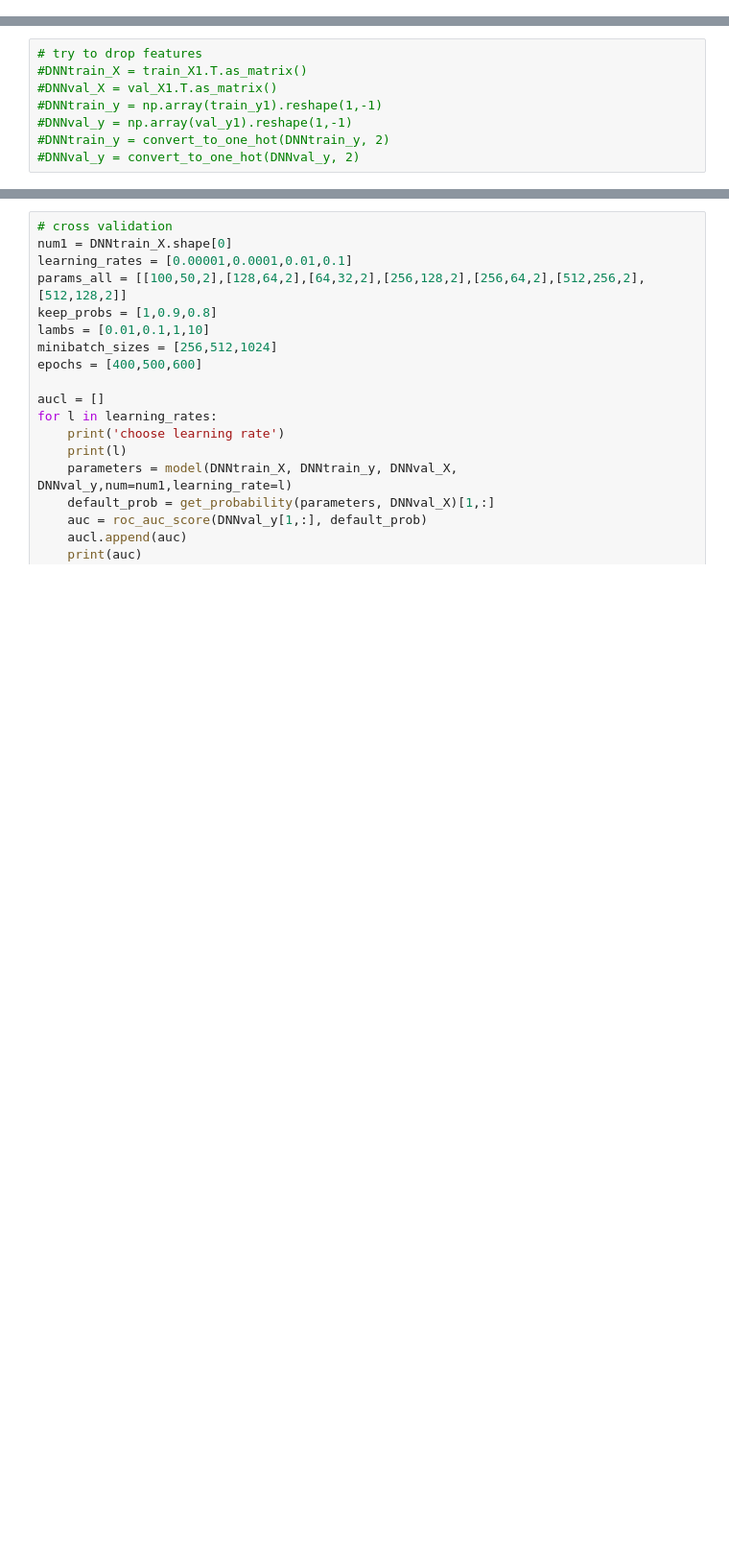
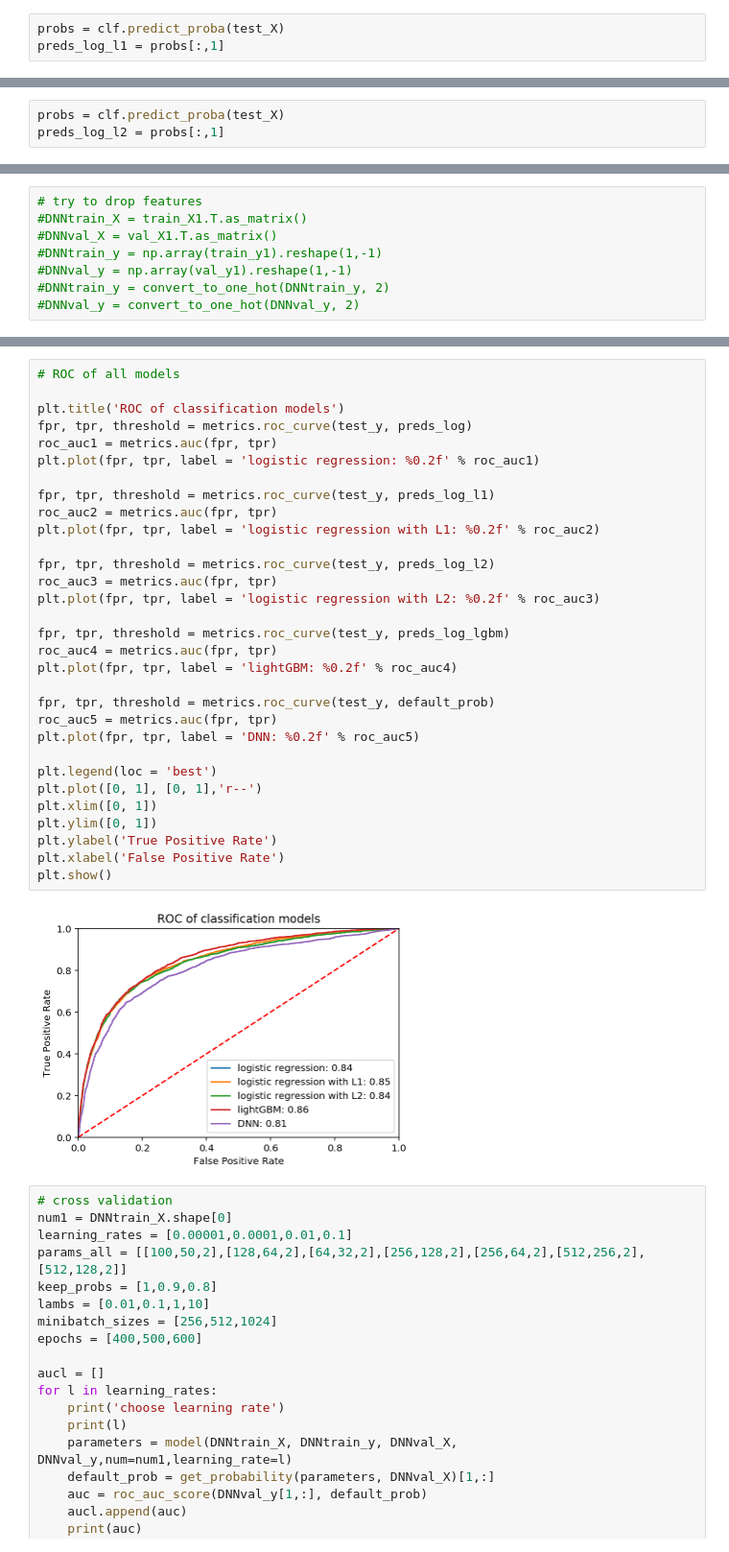
Before and after one commit to AlexaYuqinD/MS-E-246-Project, a Jupyter notebook: MS&E246 Project-Models.ipynb, the cells around one changed output, grey strips where cells are left out. Shown at 96% size. Saved outputs shown, nothing was run; the diff lists cells and outputs as text; blank space fills up the shorter version.

```diff
--- a/MS&E246 Project-Models.ipynb
+++ b/MS&E246 Project-Models.ipynb
@@ -192,3 +218,6 @@ print(classification_report(test_y, clf.predict(test_X)))
+# %%
+probs = clf.predict_proba(test_X)
+preds_log_l1 = probs[:,1]
 # %% [markdown]
 ### Select Features after One-Hot
 # %%
@@ -265,3 +310,6 @@ weighted avg       0.86      0.87      0.86      8769
+# %%
+probs = clf.predict_proba(test_X)
+preds_log_l2 = probs[:,1]
 # %% [markdown]
 ## Tree Models
 # %% [markdown]
@@ -804,3 +892,36 @@ weighted avg       0.83      0.85      0.82     10962
+# %%
+# ROC of all models
+
+plt.title('ROC of classification models')
+fpr, tpr, threshold = metrics.roc_curve(test_y, preds_log)
+roc_auc1 = metrics.auc(fpr, tpr)
+plt.plot(fpr, tpr, label = 'logistic regression: %0.2f' % roc_auc1)
+
+fpr, tpr, threshold = metrics.roc_curve(test_y, preds_log_l1)
+roc_auc2 = metrics.auc(fpr, tpr)
+plt.plot(fpr, tpr, label = 'logistic regression with L1: %0.2f' % roc_auc2)
+
+fpr, tpr, threshold = metrics.roc_curve(test_y, preds_log_l2)
+roc_auc3 = metrics.auc(fpr, tpr)
+plt.plot(fpr, tpr, label = 'logistic regression with L2: %0.2f' % roc_auc3)
+
+fpr, tpr, threshold = metrics.roc_curve(test_y, preds_log_lgbm)
+roc_auc4 = metrics.auc(fpr, tpr)
+plt.plot(fpr, tpr, label = 'lightGBM: %0.2f' % roc_auc4)
+
+fpr, tpr, threshold = metrics.roc_curve(test_y, default_prob)
+roc_auc5 = metrics.auc(fpr, tpr)
+plt.plot(fpr, tpr, label = 'DNN: %0.2f' % roc_auc5)
+
+plt.legend(loc = 'best')
+plt.plot([0, 1], [0, 1],'r--')
+plt.xlim([0, 1])
+plt.ylim([0, 1])
+plt.ylabel('True Positive Rate')
+plt.xlabel('False Positive Rate')
+plt.show()
+# %% [output]
+[figure, added]
 # %%
 # cross validation
 num1 = DNNtrain_X.shape[0]
```
Also changed, not shown: parts of 20 cells of this notebook.
